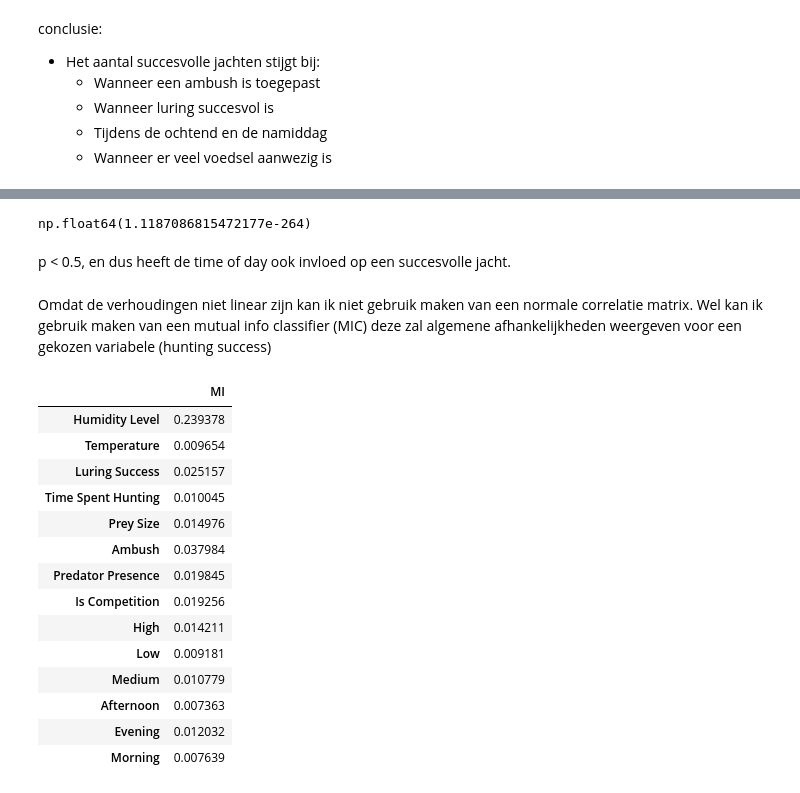
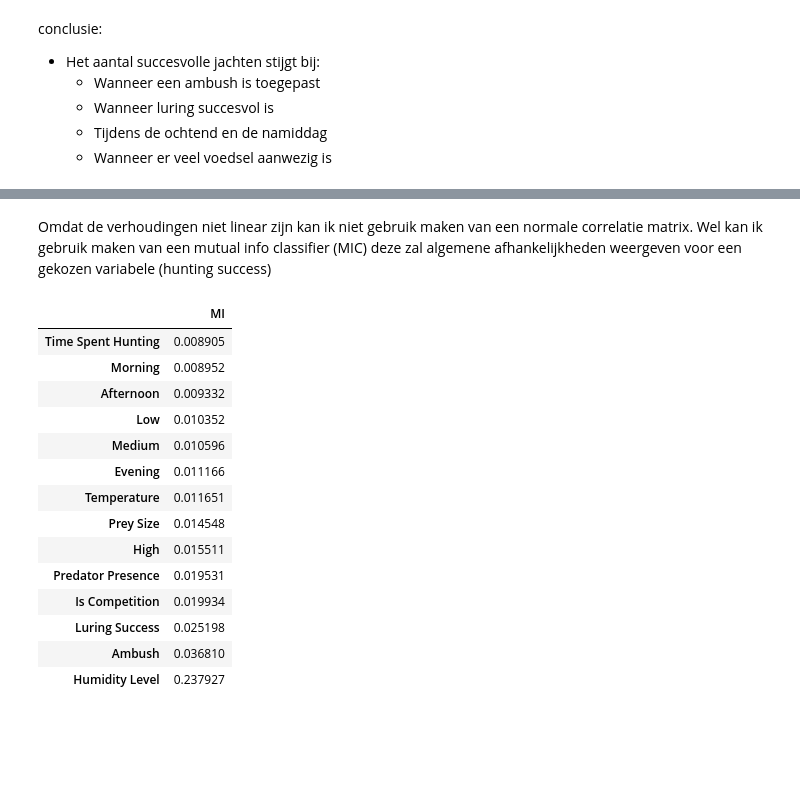
Before and after one commit to RamonReilman/hunting_mantis_ml, a Jupyter notebook: EDA.ipynb, the cells around one changed output, grey strips where cells are left out. Saved outputs shown, nothing was run; the diff lists cells and outputs as text; code cells hidden in the pictures; blank space fills up the shorter version.

```diff
--- a/EDA.ipynb
+++ b/EDA.ipynb
@@ -212,38 +242,36 @@ table
-# %%
-res = stats.chi2_contingency(table, correction=False)
-res.pvalue
-# %% [output]
-np.float64(1.1187086815472177e-264)
-# %% [markdown]
-p < 0.5, en dus heeft de time of day ook invloed op een succesvolle jacht.
 # %% [markdown]
 Omdat de verhoudingen niet linear zijn kan ik niet gebruik maken van een normale correlatie matrix.
 Wel kan ik gebruik maken van een mutual info classifier (MIC) deze zal algemene afhankelijkheden weergeven voor een gekozen variabele (hunting success)
 # %%
 from sklearn.feature_selection import mutual_info_classif
+# Create one hot encoded data for classes
 one_hot_food = pd.get_dummies(hunting_data["Food Availability"])
 one_hot_time = pd.get_dummies(hunting_data["Time of Day"])
+
+# Add those one hot encodes
 X = hunting_data.drop(["Time of Day", "Food Availability", "Hunting Success"], axis=1).join([one_hot_food, one_hot_time])
 y = hunting_data["Hunting Success"]
+
+# Calculate MI
 mi = mutual_info_classif(X,y)
 mi_df = pd.DataFrame(mi, index=X.columns, columns=["MI"])
-mi_df
+mi_df.sort_values("MI")
 # %% [output]
 |  | MI |
-| Humidity Level | 0.239378 |
-| Temperature | 0.009654 |
-| Luring Success | 0.025157 |
-| Time Spent Hunting | 0.010045 |
-| Prey Size | 0.014976 |
-| Ambush | 0.037984 |
-| Predator Presence | 0.019845 |
-| Is Competition | 0.019256 |
-| High | 0.014211 |
-| Low | 0.009181 |
-| Medium | 0.010779 |
-| Afternoon | 0.007363 |
-| Evening | 0.012032 |
-| Morning | 0.007639 |
+| Time Spent Hunting | 0.008905 |
+| Morning | 0.008952 |
+| Afternoon | 0.009332 |
+| Low | 0.010352 |
+| Medium | 0.010596 |
+| Evening | 0.011166 |
+| Temperature | 0.011651 |
+| Prey Size | 0.014548 |
+| High | 0.015511 |
+| Predator Presence | 0.019531 |
+| Is Competition | 0.019934 |
+| Luring Success | 0.025198 |
+| Ambush | 0.036810 |
+| Humidity Level | 0.237927 |
 # %%
 axs = sns.heatmap(mi_df.T, annot=True, annot_kws={"fontsize": "xx-small"}, cmap="viridis", vmin=0.0, vmax=1.0, square=True)
 # %% [output]
```
Also changed, not shown: parts of 53 cells of this notebook, 3 other files.
